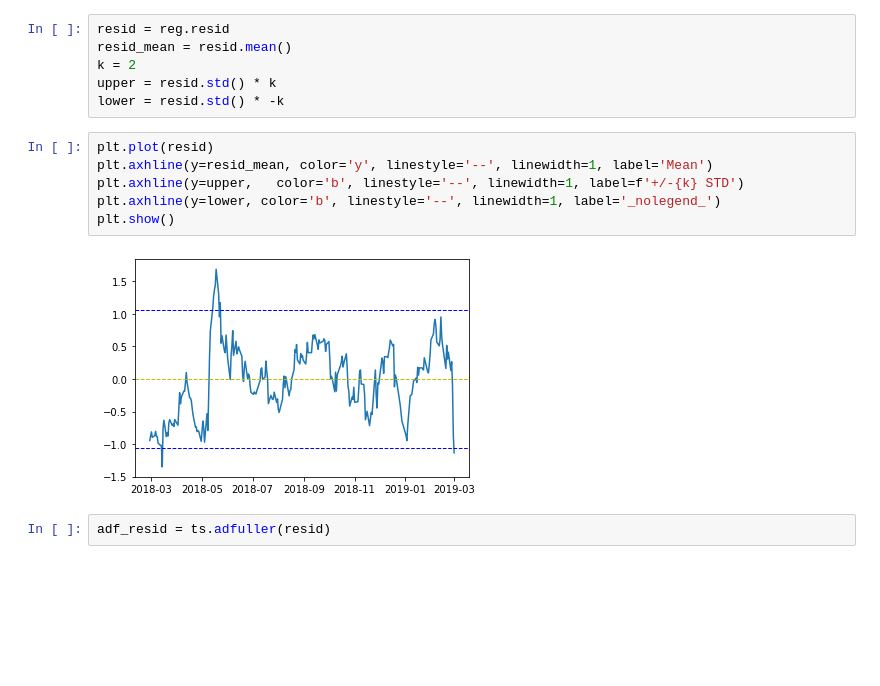
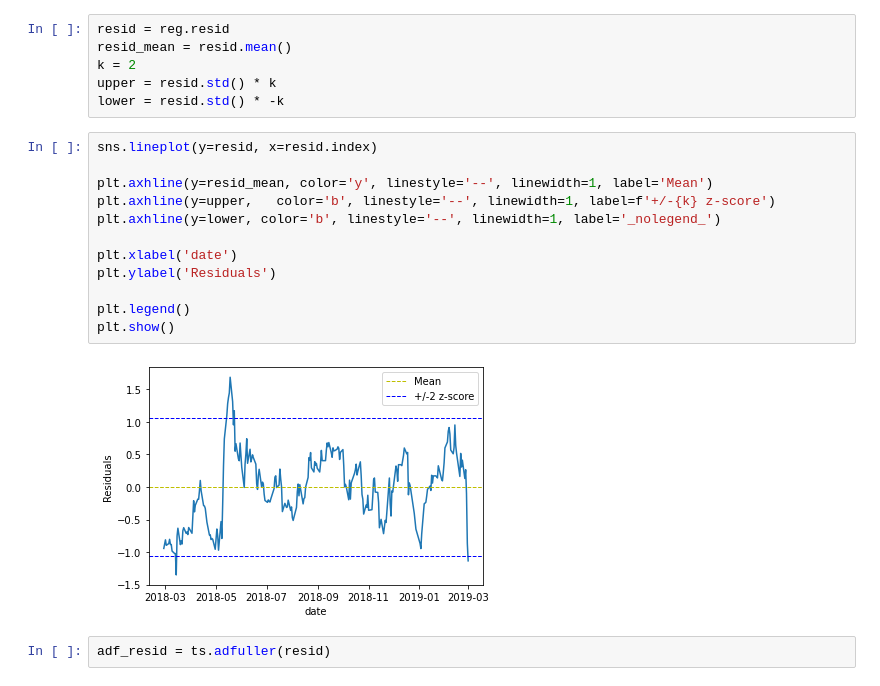
Before and after one commit to CorreaWillian/cointegration, a Jupyter notebook: testing_notebook.ipynb, the cells around one changed output. Saved outputs shown, nothing was run; the diff lists cells and outputs as text; blank space fills up the shorter version.

```diff
--- a/testing_notebook.ipynb
+++ b/testing_notebook.ipynb
@@ -87,13 +161,19 @@ k = 2
 upper = resid.std() * k
 lower = resid.std() * -k
 # %%
-plt.plot(resid)
+sns.lineplot(y=resid, x=resid.index)
+
 plt.axhline(y=resid_mean, color='y', linestyle='--', linewidth=1, label='Mean')
-plt.axhline(y=upper,   color='b', linestyle='--', linewidth=1, label=f'+/-{k} STD')
+plt.axhline(y=upper,   color='b', linestyle='--', linewidth=1, label=f'+/-{k} z-score')
 plt.axhline(y=lower, color='b', linestyle='--', linewidth=1, label='_nolegend_')
+
+plt.xlabel('date')
+plt.ylabel('Residuals')
+
+plt.legend()
 plt.show()
 # %% [output]
-[figure, old version]
+[figure, new version]
 # %%
 adf_resid = ts.adfuller(resid)
 # %%
```
Also changed, not shown: parts of 21 cells of this notebook, 2 other files.
